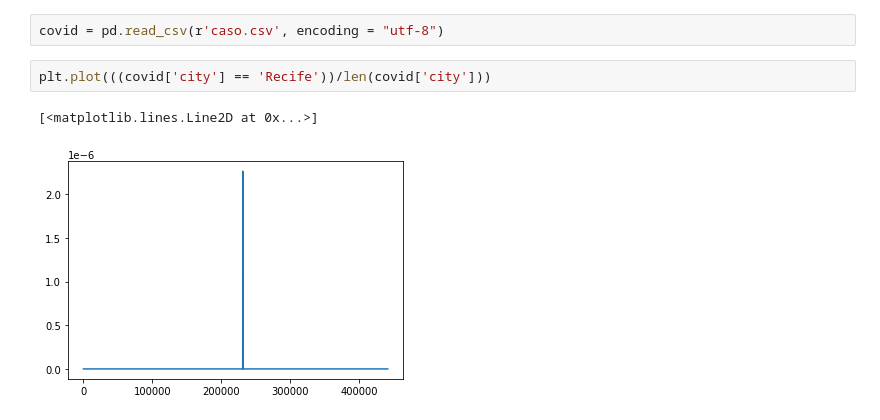
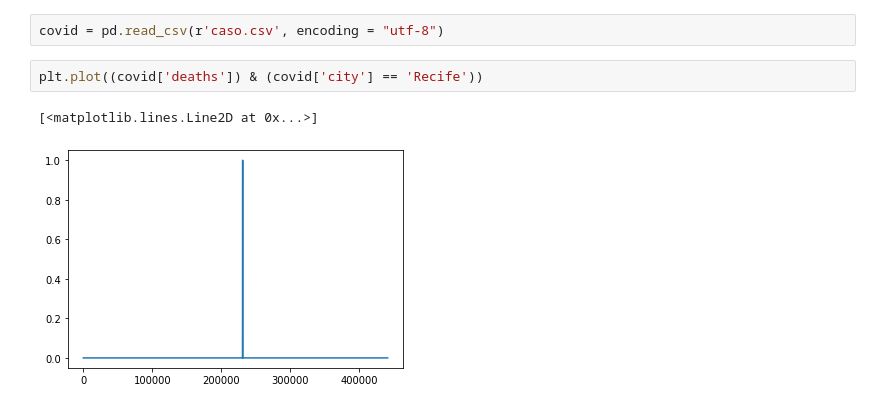
Before and after one commit to mathlimma/data-science-project-1, a Jupyter notebook: covid19.ipynb, the cells around one changed output. Drawn from its saved outputs; the diff is of its cells as text.

```diff
--- a/covid19.ipynb
+++ b/covid19.ipynb
@@ -6,7 +6,7 @@ import matplotlib as mpl
 # %%
 covid = pd.read_csv(r'caso.csv', encoding = "utf-8")
 # %%
-plt.plot(((covid['city'] == 'Recife'))/len(covid['city']))
+plt.plot((covid['deaths']) & (covid['city'] == 'Recife'))
 # %% [output]
 [<matplotlib.lines.Line2D at 0x...>]
-[figure, old version]
+[figure, new version]
```
Also changed, not shown: parts of 7 cells of this notebook.
